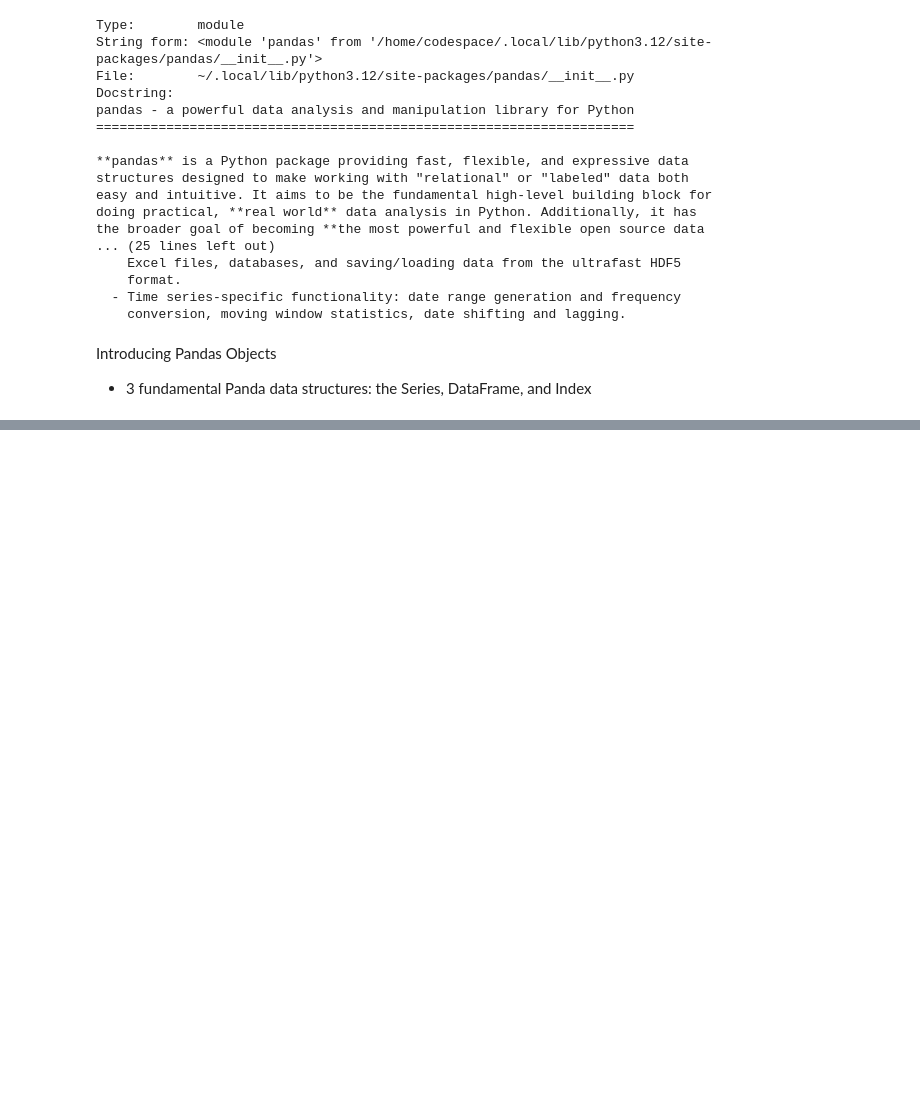
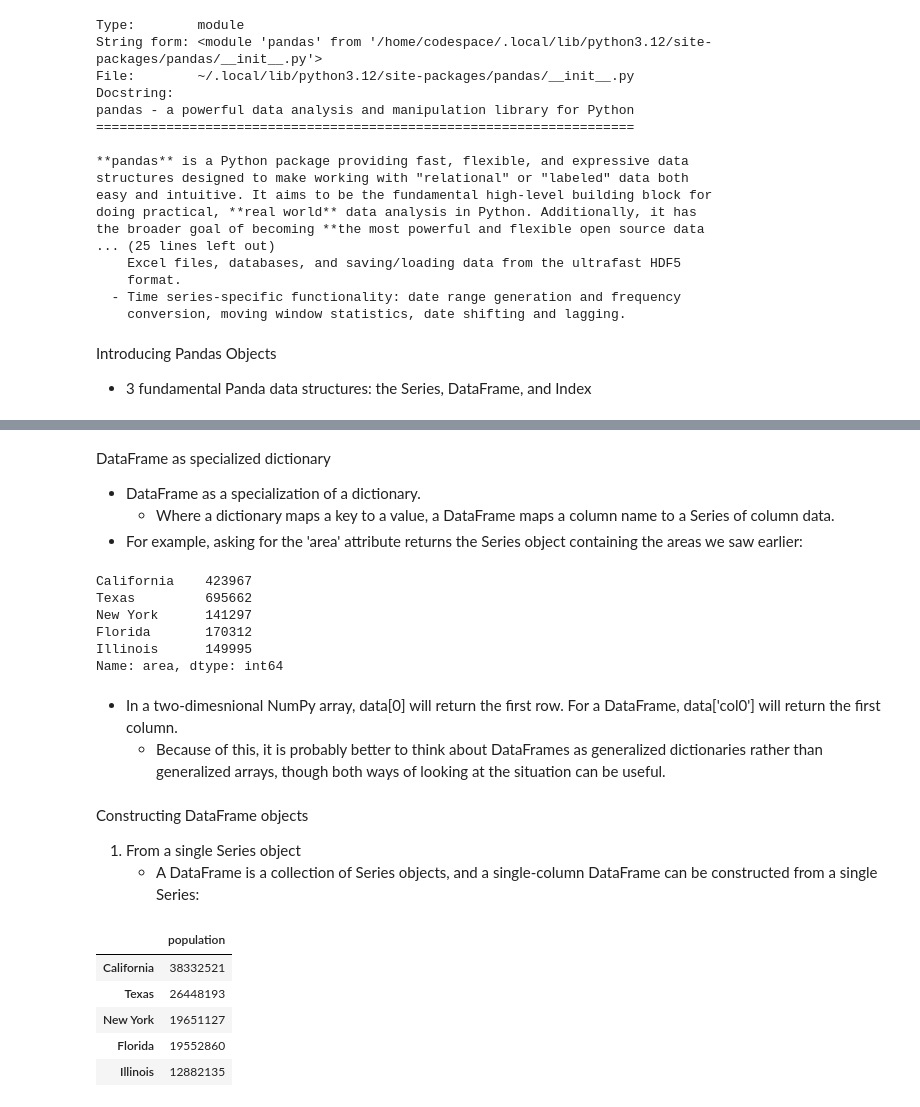
Before and after one commit to kaylamwong/Concepts-Overview-, a Jupyter notebook: Week 8: Structured Data Management with Data Frames (Introduction to Pandas) + What are Data Frames?.ipynb, the cells around one changed output, grey strips where cells are left out. Drawn from its saved outputs; the diff is of its cells as text; code cells hidden in the pictures; blank space fills up the shorter version.

```diff
--- a/Week 8: Structured Data Management with Data Frames (Introduction to Pandas) + What are Data Frames?.ipynb
+++ b/Week 8: Structured Data Management with Data Frames (Introduction to Pandas) + What are Data Frames?.ipynb
@@ -582,0 +789,30 @@ import pandas as pd
+# %% [markdown]
+DataFrame as specialized dictionary
+- DataFrame as a specialization of a dictionary.
+    - Where a dictionary maps a key to a value, a DataFrame maps a column name to a Series of column data.
+- For example, asking for the 'area' attribute returns the Series object containing the areas we saw earlier:
+# %%
+states['area']
+# %% [output]
+California    423967
+Texas         695662
+New York      141297
+Florida       170312
+Illinois      149995
+Name: area, dtype: int64
+# %% [markdown]
+- In a two-dimesnional NumPy array, data[0] will return the first row. For a DataFrame, data['col0'] will return the first column.
+    - Because of this, it is probably better to think about DataFrames as generalized dictionaries rather than generalized arrays, though both ways of looking at the situation can be useful.
+# %% [markdown]
+Constructing DataFrame objects
+1. From a single Series object
+    - A DataFrame is a collection of Series objects, and a single-column DataFrame can be constructed from a single Series:
+# %%
+pd.DataFrame(population, columns=['population'])
+# %% [output]
+|  | population |
+| California | 38332521 |
+| Texas | 26448193 |
+| New York | 19651127 |
+| Florida | 19552860 |
+| Illinois | 12882135 |
```
Also changed, not shown: parts of 73 cells of this notebook.
